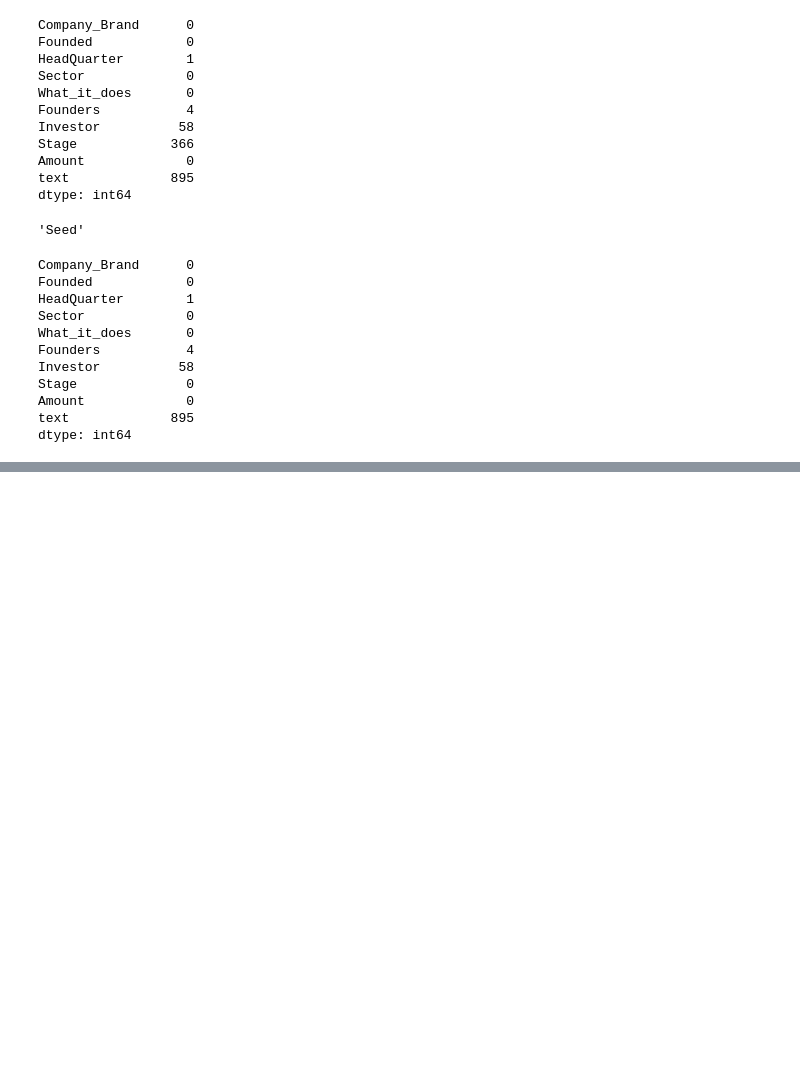
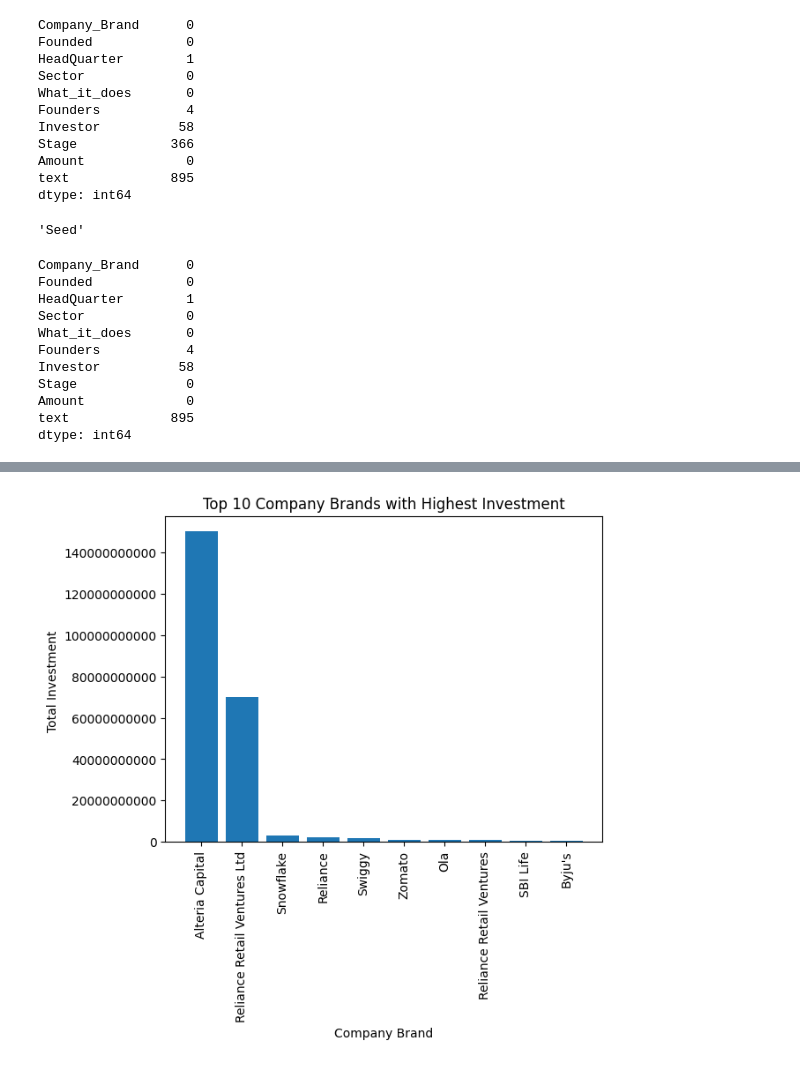
Before and after one commit to Nakkungu/LP1, a Jupyter notebook: LP1.ipynb, the cells around one changed output, grey strips where cells are left out. Saved outputs shown, nothing was run; the diff lists cells and outputs as text; code cells hidden in the pictures; blank space fills up the shorter version.

```diff
--- a/LP1.ipynb
+++ b/LP1.ipynb
@@ -442,0 +1068,37 @@ data_drop_dup_21 = data_drop_dup_21.drop('text', axis=1)
+# %%
+#Which  company Brand get more funding?
+import pandas as pd
+import matplotlib.pyplot as plt
+import numpy as np
+
+
+# Calculate the total investment for each company brand.
+total_investment_df = df_all.groupby("Company_Brand")["Amount"].sum().to_frame().reset_index()
+
+# Sort the DataFrame by the total investment in descending order.
+sorted_df = total_investment_df.sort_values(by=["Amount"], ascending=False)
+
+# Extract the top 10 company brands and the total investment for each company brand.
+top_10_company_brands = sorted_df["Company_Brand"].head(10)
+top_10_company_brand_investments = sorted_df["Amount"].head(10)
+
+# Create a formatter to format the y-axis labels as strings.
+formatter = StrMethodFormatter('{x:.0f}')
+
+# Create a bar chart.
+bars = plt.bar(top_10_company_brands, top_10_company_brand_investments)
+
+# Set the y-axis formatter to the formatter created above.
+plt.gca().yaxis.set_major_formatter(formatter)  # Use plt.gca() instead of ax
+# Rotate the x-axis labels to 90 degrees.
+plt.xticks(rotation=90)
+
+# Set the chart title and axis labels.
+plt.title("Top 10 Company Brands with Highest Investment")
+plt.xlabel("Company Brand")
+plt.ylabel("Total Investment ")
+
+# Show the chart.
+plt.show()
+# %% [output]
+[figure, added]
```
Also changed, not shown: parts of 86 cells of this notebook, 4 other files.
